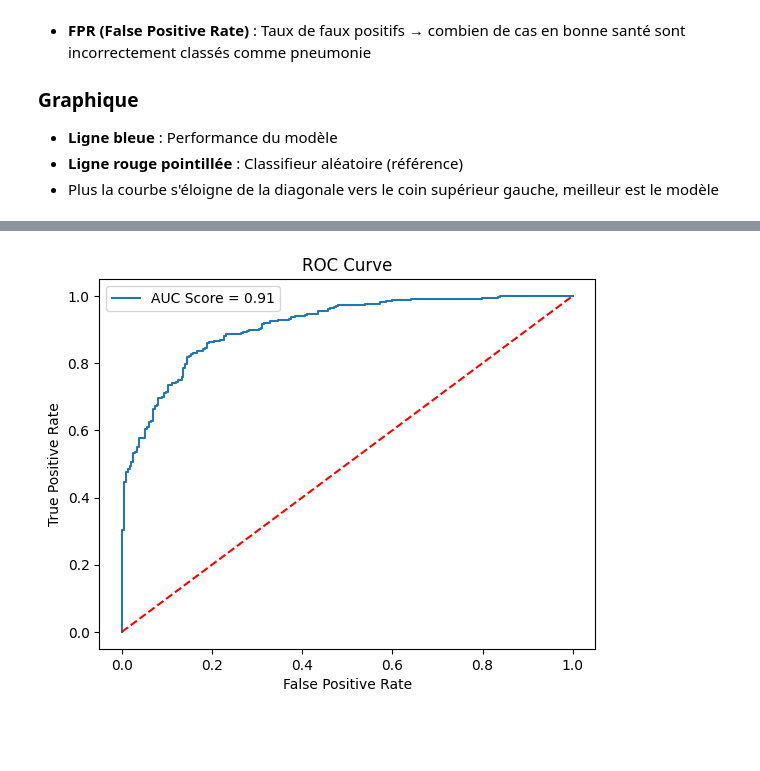
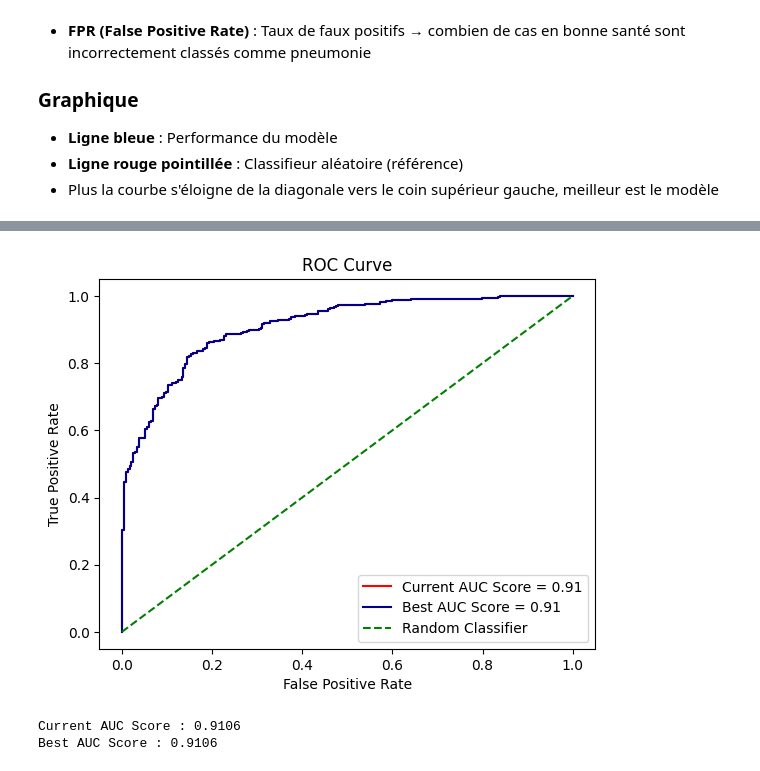
Before and after one commit to Qua-9-9-1/Zoidberg, a Jupyter notebook: notebooks/Zoidberg.ipynb, the cells around one changed output, grey strips where cells are left out. Drawn from its saved outputs; the diff is of its cells as text; code cells hidden in the pictures; blank space fills up the shorter version.

Commit message:
[ADD] final comparison between current model and best model

```diff
--- a/notebooks/Zoidberg.ipynb
+++ b/notebooks/Zoidberg.ipynb
@@ -17,6 +17,7 @@ BATCH_SIZE : int = 32
 
 VERSION = "v1_base" + str(LAYERS) + f"_lr{LEARNING_RATE}" + f"_epochs{EPOCHS}" + f"_batch{BATCH_SIZE}"
 
+BEST_MODEL_PATH = "models/zoidberg_model_v1_base[(128, 'relu'), (64, 'relu'), (1, 'sigmoid')]_lr0.001_epochs10_batch32.keras"
 
 from IPython.display import Markdown, display
 def md(text): display(Markdown(text))
@@ -386,17 +387,27 @@ md("""
 - **Ligne rouge pointillée** : Classifieur aléatoire (référence)
 - Plus la courbe s'éloigne de la diagonale vers le coin supérieur gauche, meilleur est le modèle
 # %%
-y_probs = model.predict(X_test)
+current_y_probs = model.predict(X_test)
+current_fpr, current_tpr, current_thresholds = roc_curve(y_test, current_y_probs)
+roc_auc = auc(current_fpr, current_tpr)
 
-fpr, tpr, thresholds = roc_curve(y_test, y_probs)
-roc_auc = auc(fpr, tpr)
+best_model = tf.keras.models.load_model("../" + BEST_MODEL_PATH)
+best_y_probs = best_model.predict(X_test)
+best_fpr, best_tpr, best_thresholds = roc_curve(y_test, best_y_probs)
+best_auc = auc(best_fpr, best_tpr)
 
-plt.plot(fpr, tpr, label=f'AUC Score = {roc_auc:.2f}')
-plt.plot([0, 1], [0, 1], 'r--')
+plt.figure()
+plt.plot(current_fpr, current_tpr, color='red', label=f'Current AUC Score = {roc_auc:.2f}')
+plt.plot(best_fpr, best_tpr, color='darkblue', label=f'Best AUC Score = {best_auc:.2f}')
+plt.plot([0, 1], [0, 1], color='green', linestyle='--', label='Random Classifier')
 plt.xlabel('False Positive Rate')
 plt.ylabel('True Positive Rate')
 plt.title('ROC Curve')
+
 plt.legend()
 plt.show()
+
+print (f"Current AUC Score : {roc_auc:.4f}")
+print (f"Best AUC Score : {best_auc:.4f}")
 # %% [output]
 20/20 [==============================] - 0s 2ms/step
@@ -403 +415,3 @@ plt.show()
-[figure, old version]
+[figure, new version]
+Current AUC Score : 0.9106
+Best AUC Score : 0.9106
```
Also changed, not shown: parts of 1 cell of this notebook.
